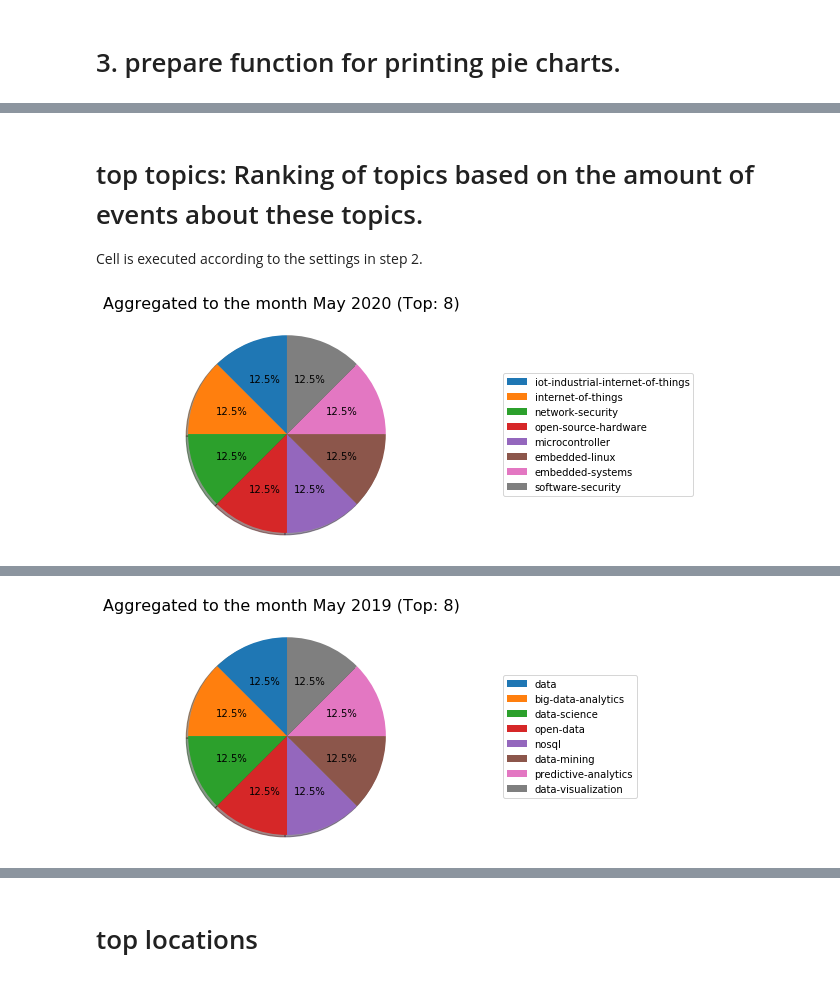
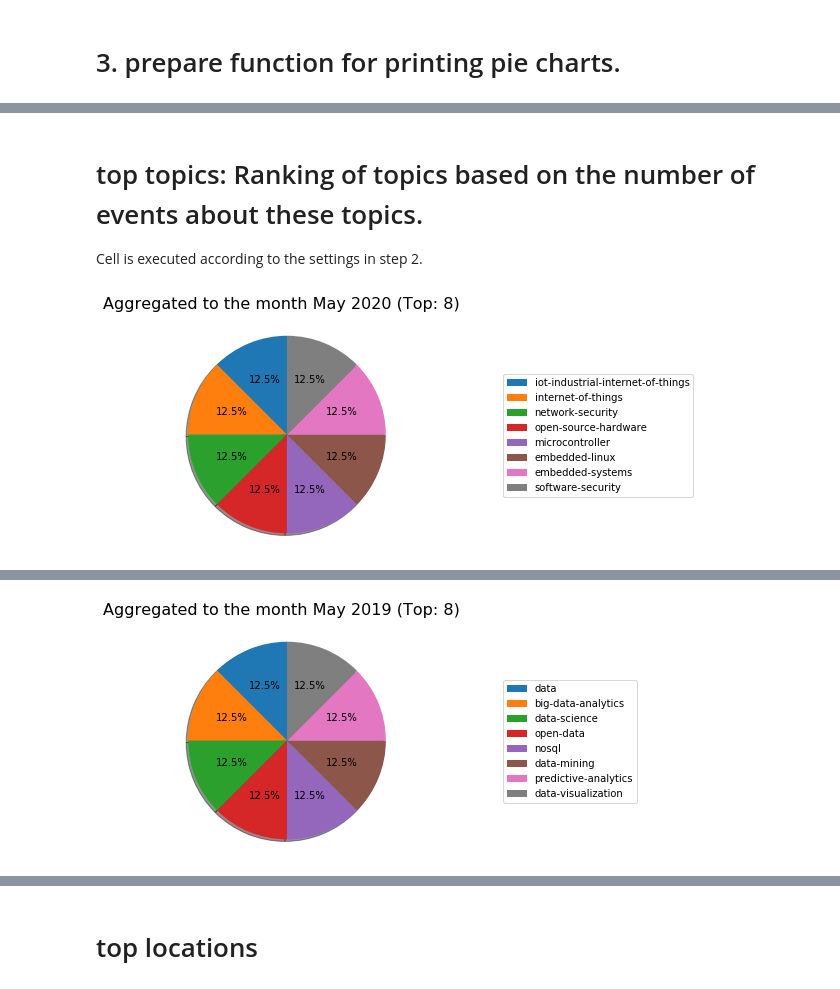
Before and after one commit to sogukma/MeetupGraphAnalysis, a Jupyter notebook: Querying Trends.ipynb, the cells around one changed output, grey strips where cells are left out. Saved outputs shown, nothing was run; the diff lists cells and outputs as text; code cells hidden in the pictures.

```diff
--- a/Querying Trends.ipynb
+++ b/Querying Trends.ipynb
@@ -31,7 +31,7 @@ graph = driver.session()
 dateAggregationOptions = ["date(datetime({epochmillis:toInt(e.time)}))", "date.truncate('month',datetime({epochmillis:toInt(e.time)}))", "date.truncate('week',datetime({epochmillis:toInt(e.time)}), {dayOfWeek:2})" , "time.truncate('hour',(datetime({epochmillis:toInt(e.time)})))"]
 selectedAggregation = 1
 dateAggregation = dateAggregationOptions[selectedAggregation]
-amountOfReturnValues = "8"
+numberOfReturnValues = "8"
 # %% [markdown]
 # 3. prepare function for printing pie charts.
 # %%
@@ -59,7 +59,7 @@ def printPieChart(date2,data, chartLabels):
         date2 = datetime.strptime(str(date2),'%H:%M:%S.%f000').strftime('%H')
 
 
-    plt.suptitle('Aggregated to the '+dateAggregationForChartTitle+" "+ str(date2) +" (Top: "+amountOfReturnValues+")", fontsize=16)
+    plt.suptitle('Aggregated to the '+dateAggregationForChartTitle+" "+ str(date2) +" (Top: "+numberOfReturnValues+")", fontsize=16)
     labels = chartLabels
     sizes = data
     patches, l, texts = plt.pie(sizes, shadow=True, startangle=90, autopct='%0.1f%%')
@@ -73,13 +73,11 @@ def printPieChart(date2,data, chartLabels):
 Cell is executed according to the settings in step 2.
 # %%
 def get_top_events(tx):
-    for record in tx.run("match (e:Event)<-[r:RSVPd]-(p:Person) with "+dateAggregation+" as date, count(r) as rsvp_count, e.name as name  order by rsvp_count desc return date, collect(rsvp_count)[.."+amountOfReturnValues+"] as rsvp_amount, collect(name)[.."+amountOfReturnValues+"] as event_name order by date desc"):
+    for record in tx.run("match (e:Event)<-[r:RSVPd]-(p:Person) with "+dateAggregation+" as date, count(r) as rsvp_count, e.name as name  order by rsvp_count desc return date, collect(rsvp_count)[.."+numberOfReturnValues+"] as rsvp_number, collect(name)[.."+numberOfReturnValues+"] as event_name order by date desc"):
 
-        rsvpcount_events = list(zip(record['rsvp_amount'], record['event_name']))
+        rsvpcount_events = list(zip(record['rsvp_number'], record['event_name']))
 
-        printPieChart(record["date"],record['rsvp_amount'],record['event_name'])
- #       printPieChartModern(record["date"],record['rsvp_amount'],record['event_name'])
- #       tablePrint(record["date"], rsvpcount_events, ['rsvp_amount', 'event_name'])
+        printPieChart(record["date"],record['rsvp_number'],record['event_name'])
 
 with driver.session() as session:
     session.read_transaction(get_top_events)
@@ -99,18 +97,17 @@ with driver.session() as session:
 [figure]
 [figure]
 # %% [markdown]
-# top topics: Ranking of topics based on the amount of events about these topics.
+# top topics: Ranking of topics based on the number of events about these topics.
 Cell is executed according to the settings in step 2.
 # %%
 def get_hot_topics(tx):
-    for record in tx.run("match(e:Event)<-[:ORGANIZES]-(g:Group)-[:IS_ABOUT]->(t:Topic) with "+dateAggregation+" as date, t.urlkey as topic, count(e) as amount_events_per_topic order by amount_events_per_topic desc return date, collect(amount_events_per_topic)[.."+amountOfReturnValues+"] as events_amount, collect(topic)[.."+amountOfReturnValues+"] as topic order by date desc"):
-        events_per_topics = list(zip(record['events_amount'], record['topic']))
+    for record in tx.run("match(e:Event)<-[:ORGANIZES]-(g:Group)-[:IS_ABOUT]->(t:Topic) with "+dateAggregation+" as date, t.urlkey as topic, count(e) as number_events_per_topic order by number_events_per_topic desc return date, collect(number_events_per_topic)[.."+numberOfReturnValues+"] as events_number, collect(topic)[.."+numberOfReturnValues+"] as topic order by date desc"):
+        events_per_topics = list(zip(record['events_number'], record['topic']))
 
-       # tablePrint(record["date"], events_per_topics, ['events_amount', 'topic'])
-        printPieChart(record["date"],record['events_amount'],record['topic'])
+        printPieChart(record["date"],record['events_number'],record['topic'])
 
 with driver.session() as session:
     session.read_transaction(get_hot_topics)
 # %% [output]
-[figure, old version]
+[figure, new version]
 [figure]
@@ -123 +120 @@ with driver.session() as session:
-[figure, old version]
+[figure, new version]
```
Also changed, not shown: parts of 7 cells of this notebook, 1 other file.
